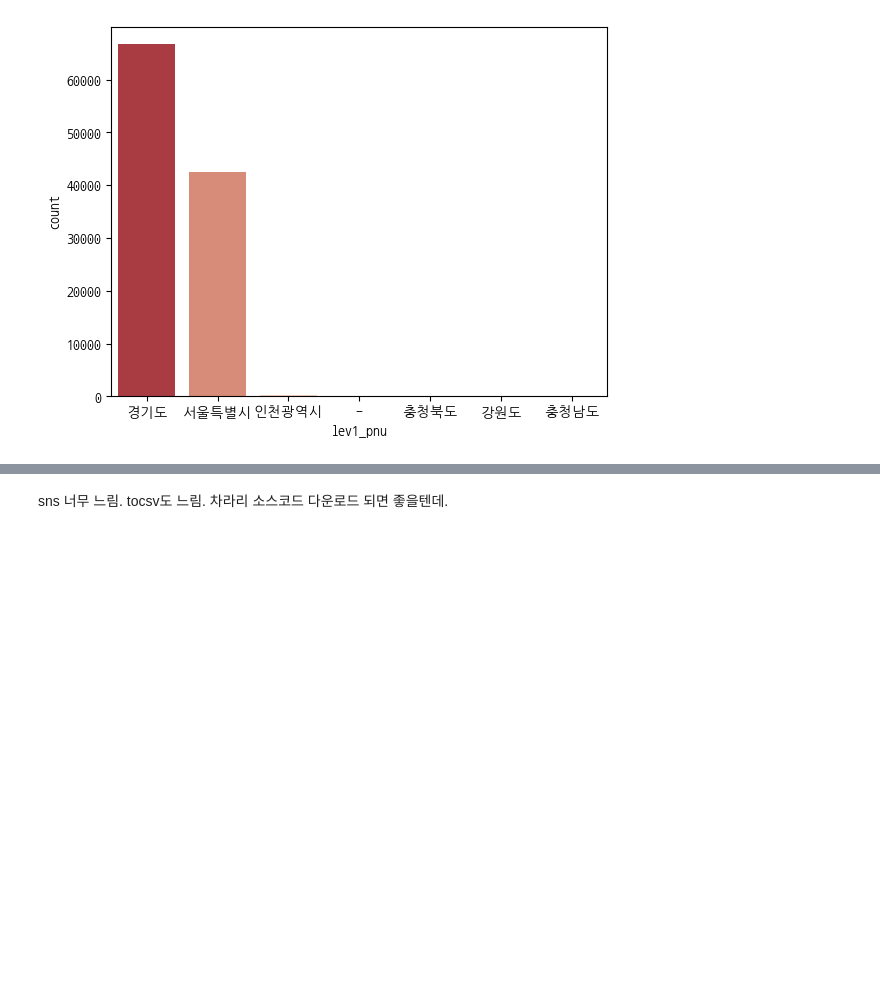
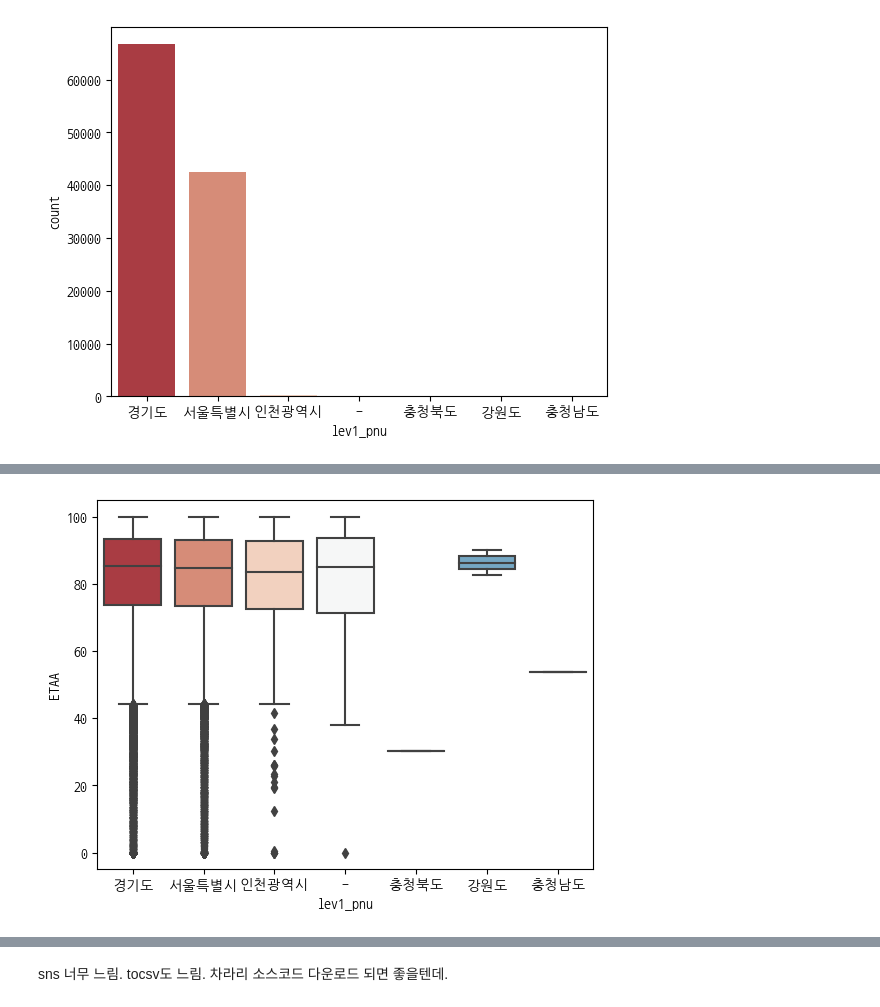
Before and after one commit to sujeengim/aice, a Jupyter notebook: 1-DataAnalysis.ipynb, the cells around one changed output, grey strips where cells are left out. Saved outputs shown, nothing was run; the diff lists cells and outputs as text; code cells hidden in the pictures; blank space fills up the shorter version.

```diff
--- a/1-DataAnalysis.ipynb
+++ b/1-DataAnalysis.ipynb
@@ -372,3 +424,10 @@ ax = sns.countplot(x=df_total_inner['lev1_pnu'], palette = "RdBu")
+# %%
+
+sns.boxplot(x = df_total_inner_astype['lev1_pnu'], y = df_total_inner_astype['ETAA'],
+            data=df_total_inner_astype, palette="RdBu")
+plt.show()
+# %% [output]
+[figure, added]
 # %%
 # 아래에 실습코드를 작성하고 차트를 구성해봅니다.
 
```
Also changed, not shown: parts of 12 cells of this notebook.
